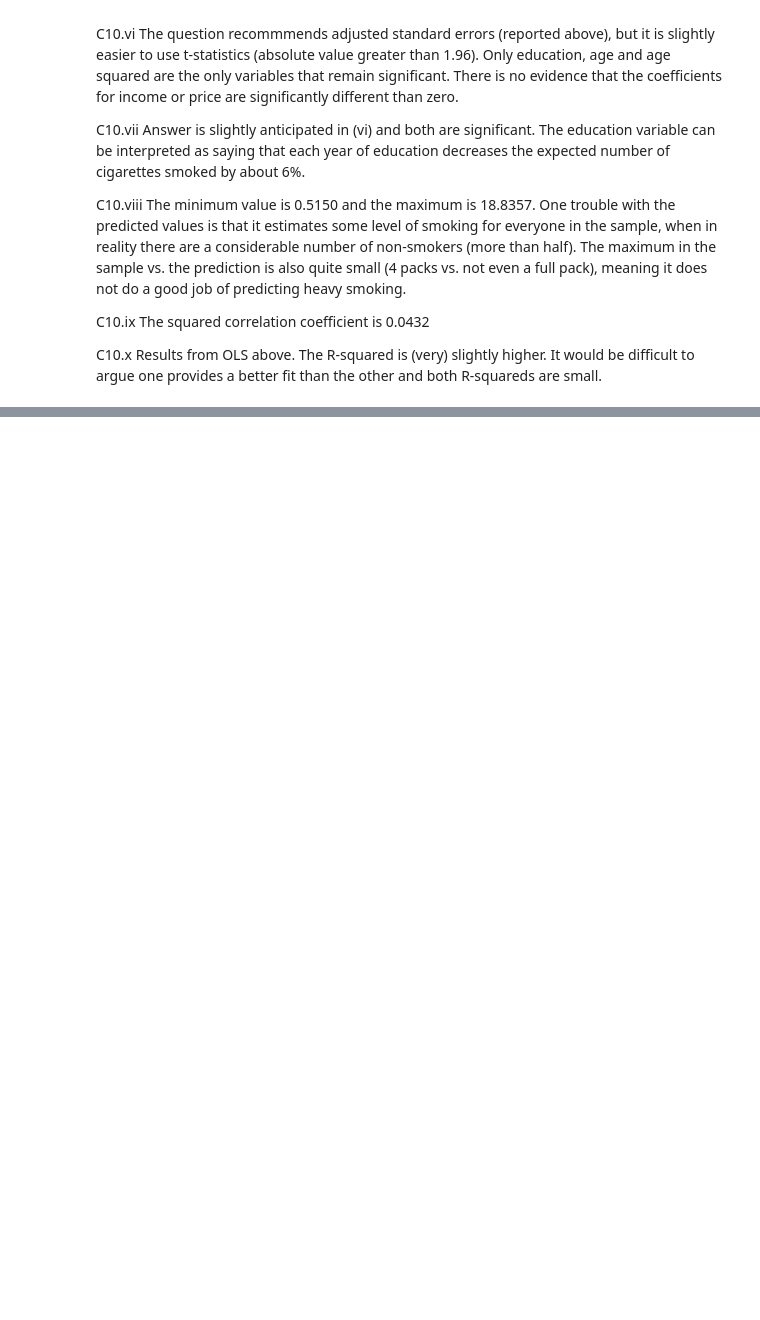
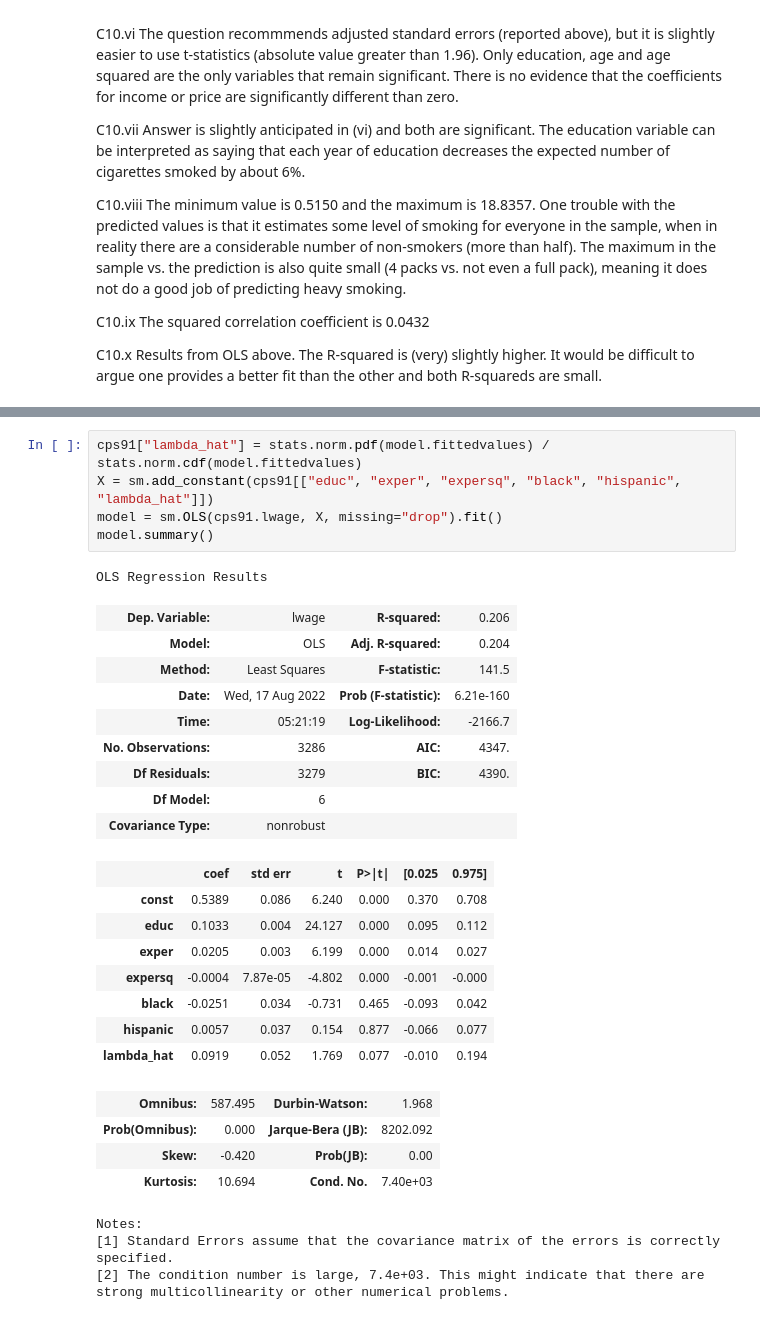
Before and after one commit to systemchalk/wooldridge_workbook, a Jupyter notebook: ch17.ipynb, the cells around one changed output, grey strips where cells are left out. Saved outputs shown, nothing was run; the diff lists cells and outputs as text; blank space fills up the shorter version.

```diff
--- a/ch17.ipynb
+++ b/ch17.ipynb
@@ -1388,0 +1416,32 @@ C10.x Results from OLS above. The R-squared is (very) slightly higher. It would
+# %%
+cps91["lambda_hat"] = stats.norm.pdf(model.fittedvalues) / stats.norm.cdf(model.fittedvalues)
+X = sm.add_constant(cps91[["educ", "exper", "expersq", "black", "hispanic", "lambda_hat"]])
+model = sm.OLS(cps91.lwage, X, missing="drop").fit()
+model.summary()
+# %% [output]
+OLS Regression Results
+| Dep. Variable: | lwage | R-squared: | 0.206 |
+| Model: | OLS | Adj. R-squared: | 0.204 |
+| Method: | Least Squares | F-statistic: | 141.5 |
+| Date: | Wed, 17 Aug 2022 | Prob (F-statistic): | 6.21e-160 |
+| Time: | 05:21:19 | Log-Likelihood: | -2166.7 |
+| No. Observations: | 3286 | AIC: | 4347. |
+| Df Residuals: | 3279 | BIC: | 4390. |
+| Df Model: | 6 |  |  |
+| Covariance Type: | nonrobust |  |  |
+|  | coef | std err | t | P>|t| | [0.025 | 0.975] |
+| const | 0.5389 | 0.086 | 6.240 | 0.000 | 0.370 | 0.708 |
+| educ | 0.1033 | 0.004 | 24.127 | 0.000 | 0.095 | 0.112 |
+| exper | 0.0205 | 0.003 | 6.199 | 0.000 | 0.014 | 0.027 |
+| expersq | -0.0004 | 7.87e-05 | -4.802 | 0.000 | -0.001 | -0.000 |
+| black | -0.0251 | 0.034 | -0.731 | 0.465 | -0.093 | 0.042 |
+| hispanic | 0.0057 | 0.037 | 0.154 | 0.877 | -0.066 | 0.077 |
+| lambda_hat | 0.0919 | 0.052 | 1.769 | 0.077 | -0.010 | 0.194 |
+| Omnibus: | 587.495 | Durbin-Watson: | 1.968 |
+| Prob(Omnibus): | 0.000 | Jarque-Bera (JB): | 8202.092 |
+| Skew: | -0.420 | Prob(JB): | 0.00 |
+| Kurtosis: | 10.694 | Cond. No. | 7.40e+03 |
+Notes:
+[1] Standard Errors assume that the covariance matrix of the errors is correctly specified.
+[2] The condition number is large, 7.4e+03. This might indicate that there are
+strong multicollinearity or other numerical problems.
```
Also changed, not shown: parts of 32 cells of this notebook.
